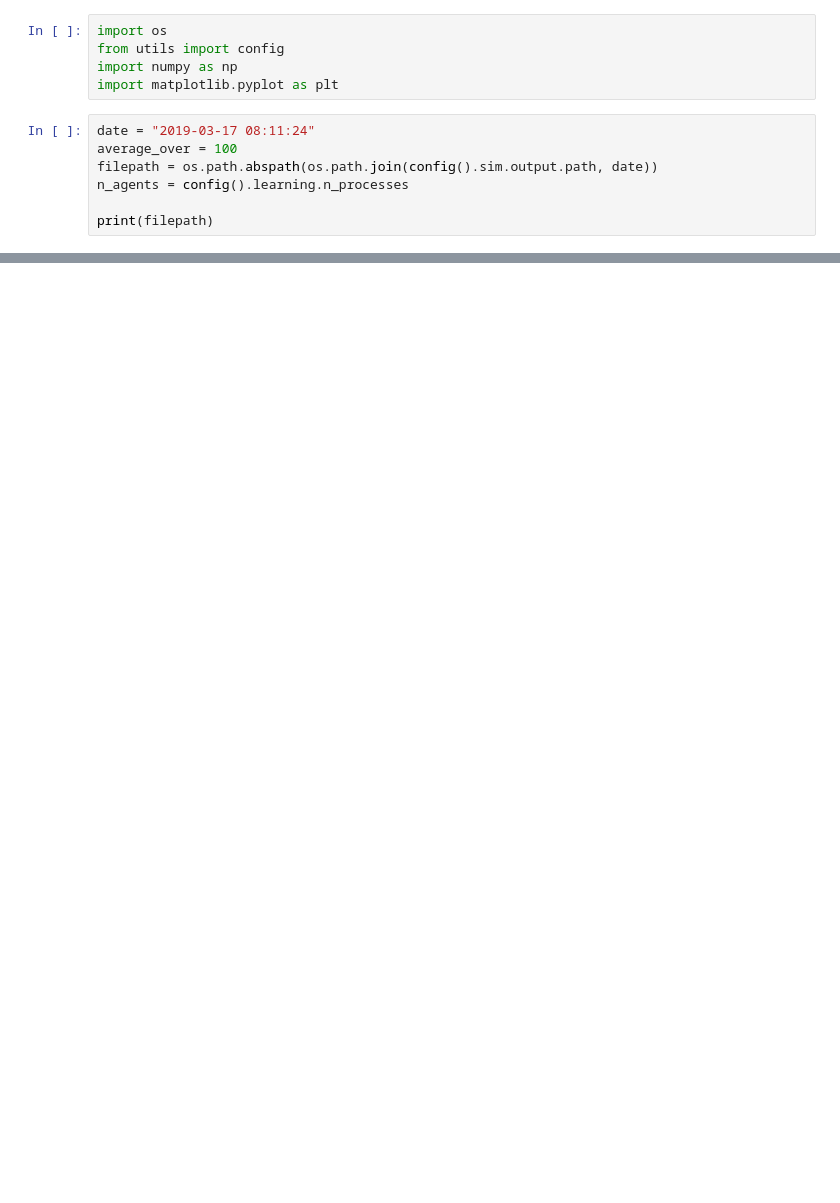
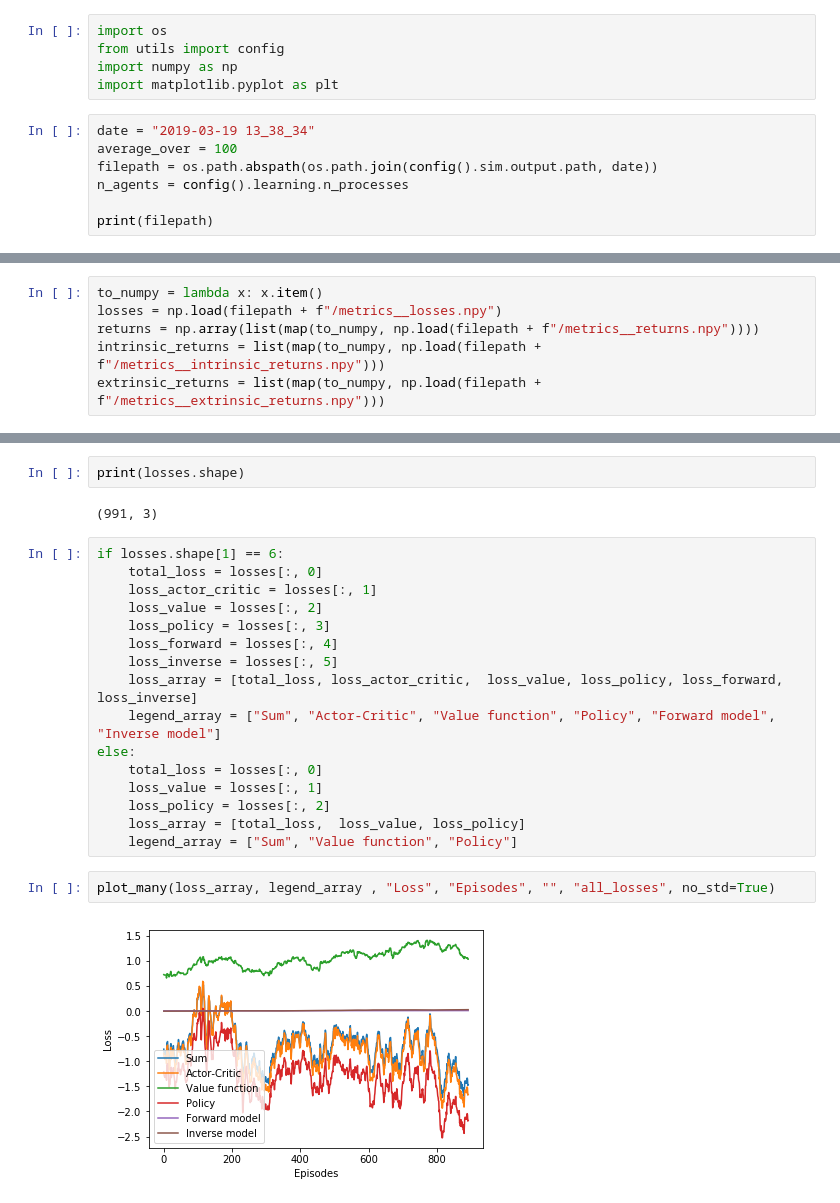
Before and after one commit to bdvllrs/curiosity-driven-rl-agents, a Jupyter notebook: plot_results.ipynb, the cells around one changed output, grey strips where cells are left out. Saved outputs shown, nothing was run; the diff lists cells and outputs as text; blank space fills up the shorter version.

```diff
--- a/plot_results.ipynb
+++ b/plot_results.ipynb
@@ -4,7 +4,7 @@ from utils import config
 import numpy as np
 import matplotlib.pyplot as plt
 # %%
-date = "2019-03-17 08:11:24"
+date = "2019-03-19 13_38_34"
 average_over = 100
 filepath = os.path.abspath(os.path.join(config().sim.output.path, date))
 n_agents = config().learning.n_processes
@@ -84,0 +26,6 @@ plt.show()
+# %%
+to_numpy = lambda x: x.item()
+losses = np.load(filepath + f"/metrics__losses.npy")
+returns = np.array(list(map(to_numpy, np.load(filepath + f"/metrics__returns.npy"))))
+intrinsic_returns = list(map(to_numpy, np.load(filepath + f"/metrics__intrinsic_returns.npy")))
+extrinsic_returns = list(map(to_numpy, np.load(filepath + f"/metrics__extrinsic_returns.npy")))
@@ -84,0 +81,24 @@ plt.show()
+# %%
+print(losses.shape)
+# %% [output]
+(991, 3)
+# %%
+if losses.shape[1] == 6:
+    total_loss = losses[:, 0]
+    loss_actor_critic = losses[:, 1]
+    loss_value = losses[:, 2]
+    loss_policy = losses[:, 3]
+    loss_forward = losses[:, 4]
+    loss_inverse = losses[:, 5]
+    loss_array = [total_loss, loss_actor_critic,  loss_value, loss_policy, loss_forward, loss_inverse]
+    legend_array = ["Sum", "Actor-Critic", "Value function", "Policy", "Forward model", "Inverse model"]
+else:
+    total_loss = losses[:, 0]
+    loss_value = losses[:, 1]
+    loss_policy = losses[:, 2]
+    loss_array = [total_loss,  loss_value, loss_policy]
+    legend_array = ["Sum", "Value function", "Policy"]
+# %%
+plot_many(loss_array, legend_array , "Loss", "Episodes", "", "all_losses", no_std=True)
+# %% [output]
+[figure, added]
```
Also changed, not shown: parts of 9 cells of this notebook, 1 other file.
